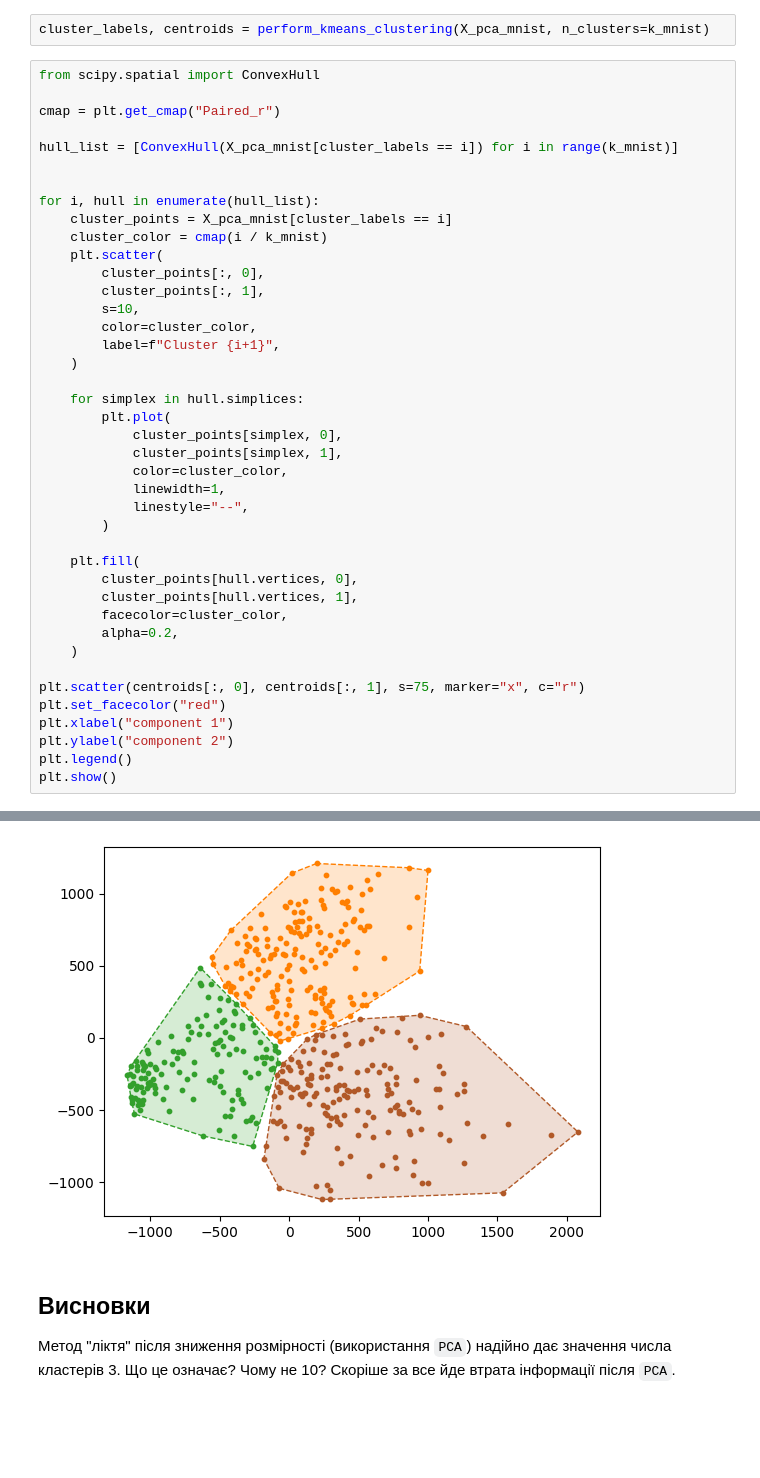
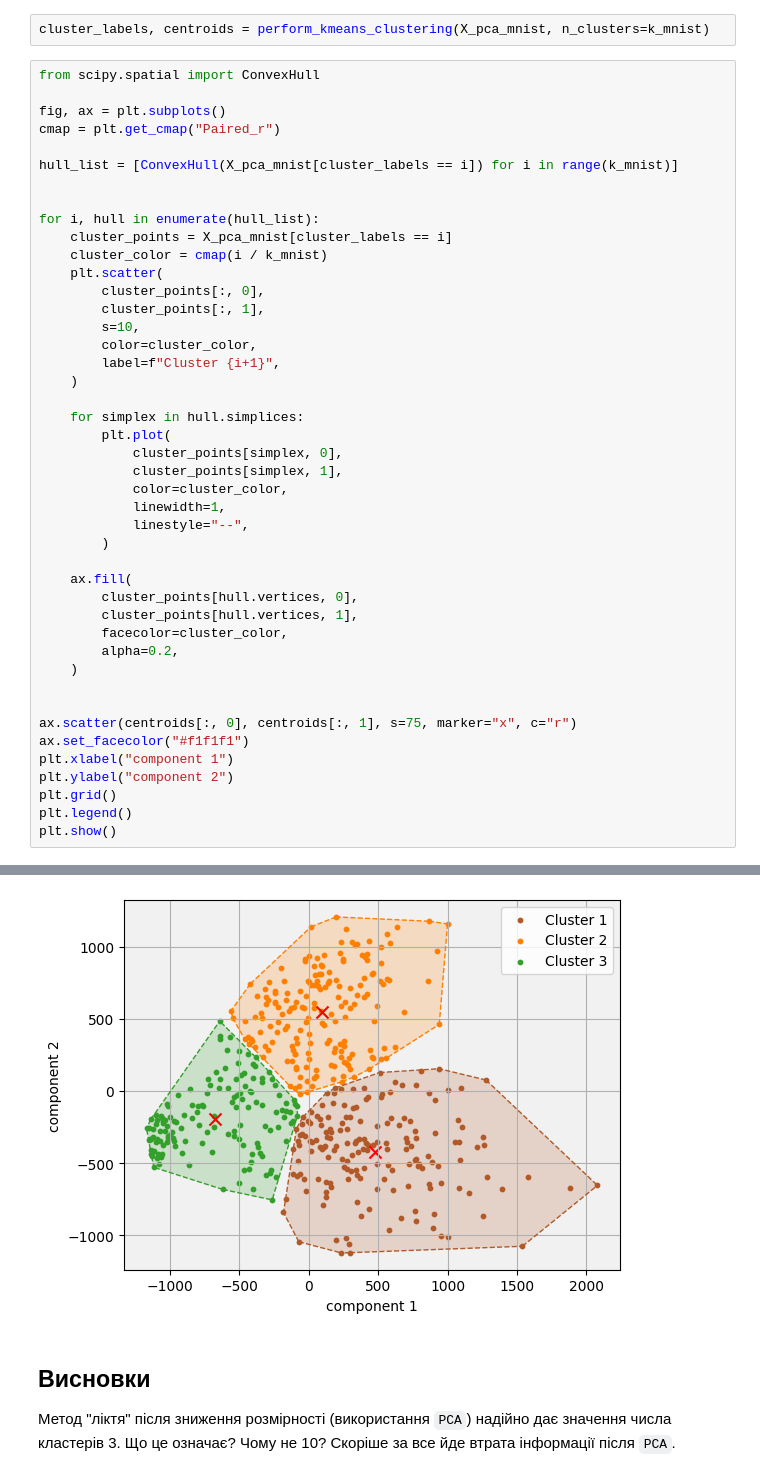
Before and after one commit to sergiokapone/DataScience, a Jupyter notebook: Hw6/Hw6.ipynb, the cells around one changed output, grey strips where cells are left out. Saved outputs shown, nothing was run; the diff lists cells and outputs as text; blank space fills up the shorter version.

```diff
--- a/Hw6/Hw6.ipynb
+++ b/Hw6/Hw6.ipynb
@@ -348,6 +348,7 @@ cluster_labels, centroids = perform_kmeans_clustering(X_pca_mnist, n_clusters=k_
 # %%
 from scipy.spatial import ConvexHull
 
+fig, ax = plt.subplots()
 cmap = plt.get_cmap("Paired_r")
 
 hull_list = [ConvexHull(X_pca_mnist[cluster_labels == i]) for i in range(k_mnist)]
@@ -373,17 +374,19 @@ for i, hull in enumerate(hull_list):
             linestyle="--",
         )
 
-    plt.fill(
+    ax.fill(
         cluster_points[hull.vertices, 0],
         cluster_points[hull.vertices, 1],
         facecolor=cluster_color,
         alpha=0.2,
     )
 
-plt.scatter(centroids[:, 0], centroids[:, 1], s=75, marker="x", c="r")
-plt.set_facecolor("red")
+
+ax.scatter(centroids[:, 0], centroids[:, 1], s=75, marker="x", c="r")
+ax.set_facecolor("#f1f1f1")
 plt.xlabel("component 1")
 plt.ylabel("component 2")
+plt.grid()
 plt.legend()
 plt.show()
 # %% [output]
@@ -391,4 +393,4 @@ AttributeError: module 'matplotlib.pyplot' has no attribute 'set_facecolor'
-[figure, old version]
+[figure, new version]
 # %% [markdown]
 ## Висновки
 
```
Also changed, not shown: parts of 1 cell of this notebook.
